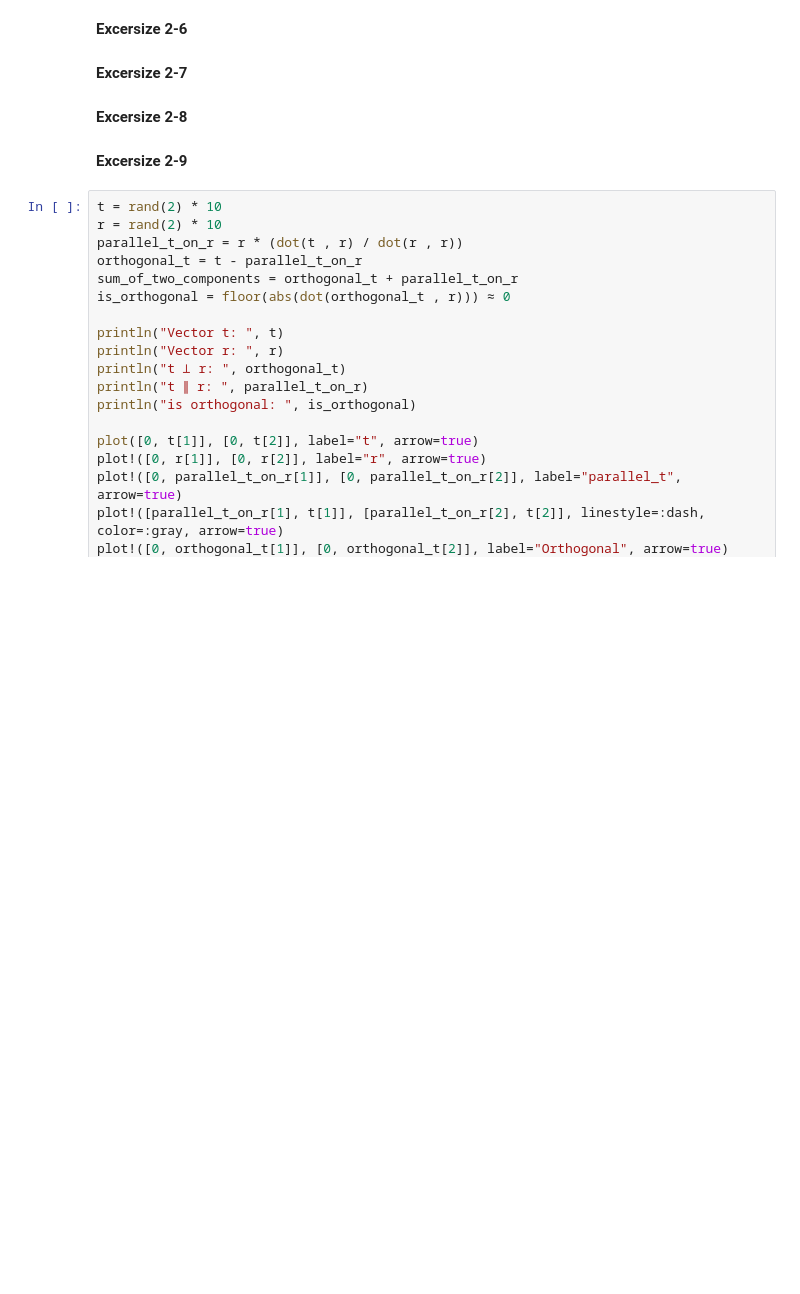
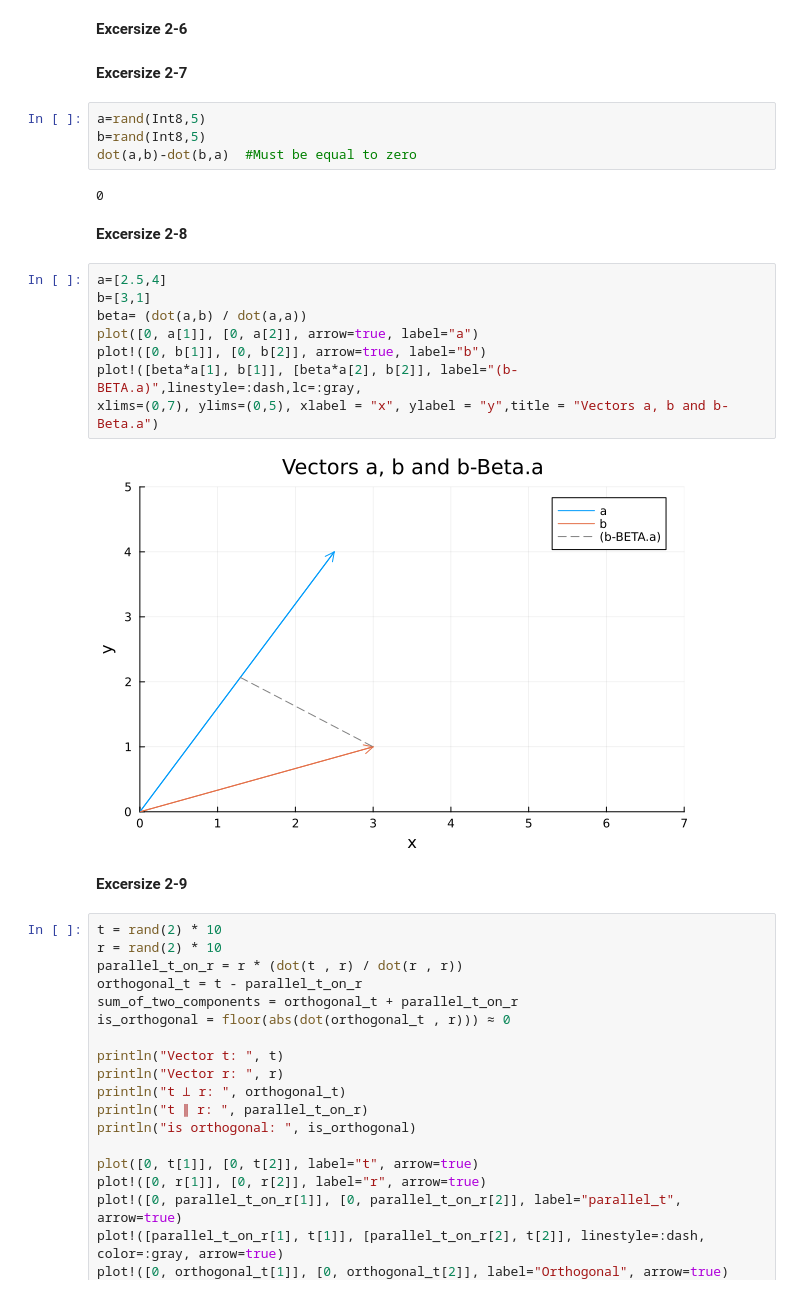
Before and after one commit to MahyarFardin/Practical_Linear_Algebra, a Jupyter notebook: Chapter_2.ipynb, the cells around one changed output. Cells and saved outputs as stored; diff of their text form; blank space fills up the shorter version.

```diff
--- a/Chapter_2.ipynb
+++ b/Chapter_2.ipynb
@@ -78,8 +78,24 @@ vector_with_magnitude(2, [3, 2, 1])
 **Excersize 2-6**
 # %% [markdown]
 **Excersize 2-7**
+# %%
+a=rand(Int8,5)
+b=rand(Int8,5)
+dot(a,b)-dot(b,a)  #Must be equal to zero
+# %% [output]
+0
 # %% [markdown]
 **Excersize 2-8**
+# %%
+a=[2.5,4]
+b=[3,1]
+beta= (dot(a,b) / dot(a,a))
+plot([0, a[1]], [0, a[2]], arrow=true, label="a")
+plot!([0, b[1]], [0, b[2]], arrow=true, label="b")
+plot!([beta*a[1], b[1]], [beta*a[2], b[2]], label="(b-BETA.a)",linestyle=:dash,lc=:gray,
+xlims=(0,7), ylims=(0,5), xlabel = "x", ylabel = "y",title = "Vectors a, b and b-Beta.a")
+# %% [output]
+[figure, added]
 # %% [markdown]
 **Excersize 2-9**
 # %%
```
